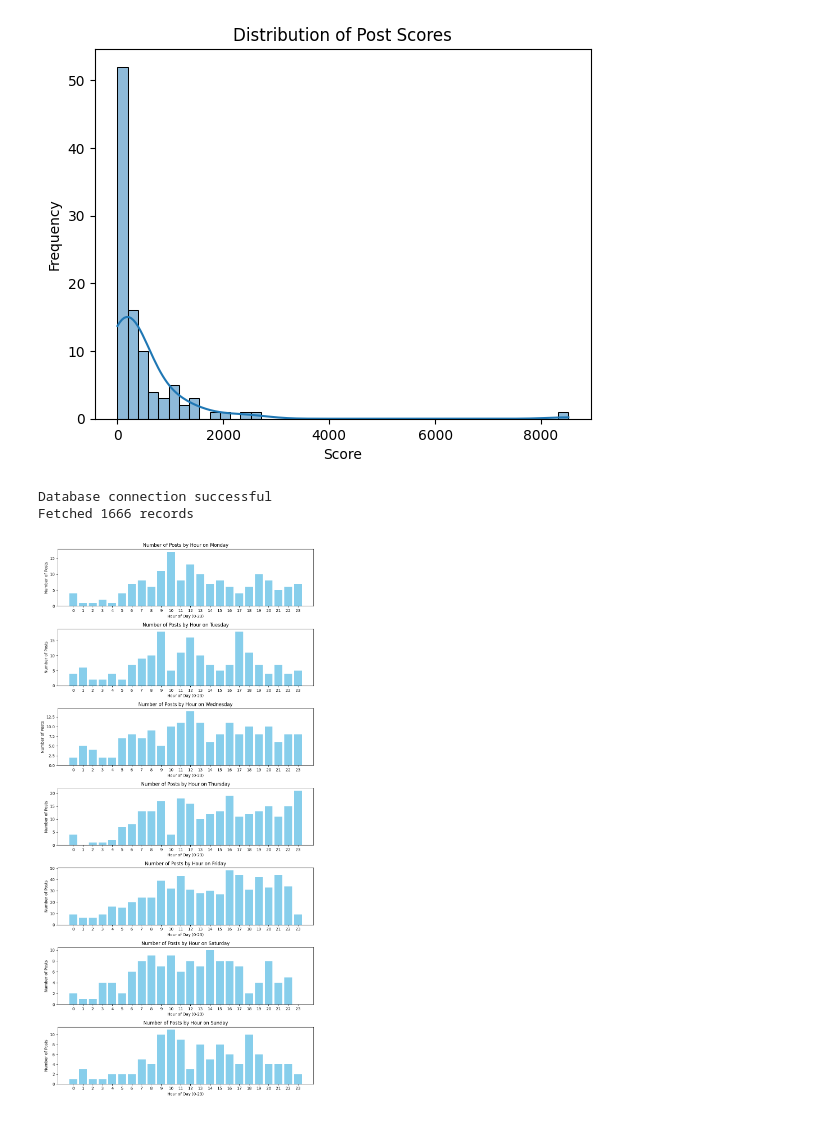
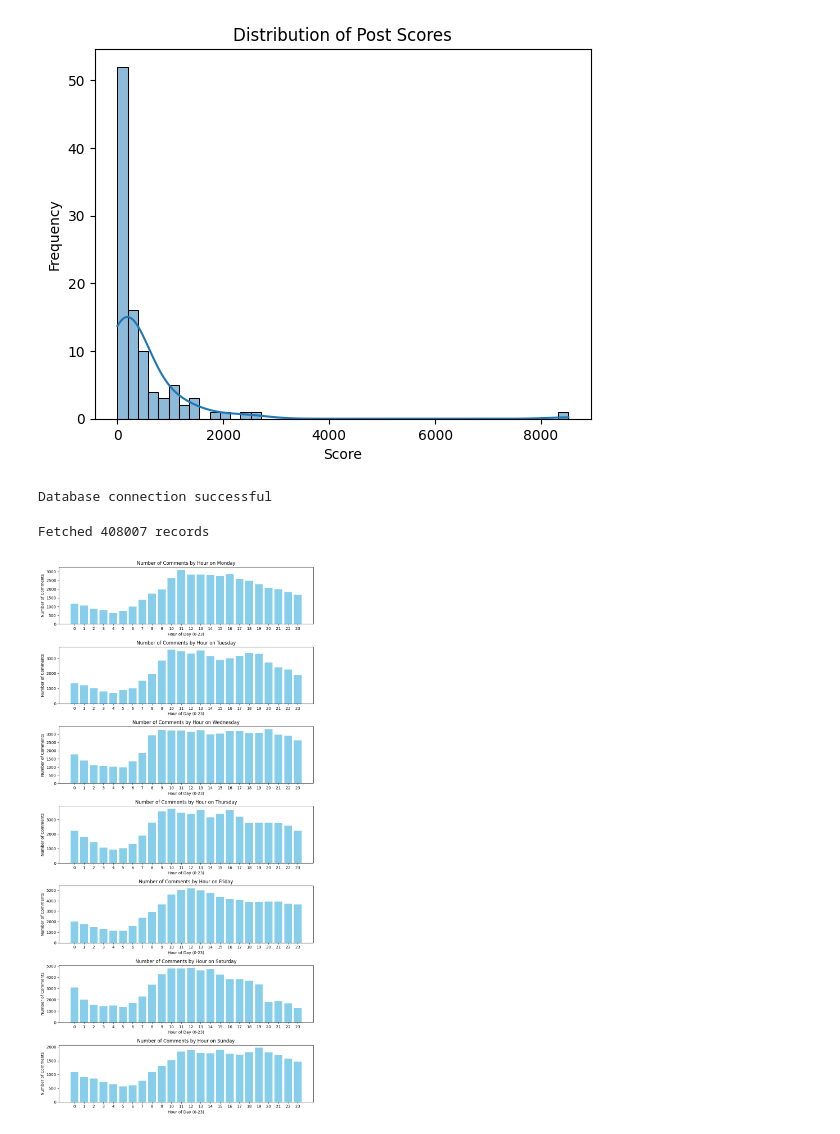
Before and after one commit to griffinmcknight/reddit-nlp-analysis, a Jupyter notebook: notebooks/1_exploratory_analysis.ipynb, the cells around one changed output. Drawn from its saved outputs; the diff is of its cells as text; code cells hidden in the pictures.

```diff
--- a/notebooks/1_exploratory_analysis.ipynb
+++ b/notebooks/1_exploratory_analysis.ipynb
@@ -9,27 +9,7 @@
 import psycopg2
 import pandas as pd
 import db_config
-
-def connect_db():
-    try:
-        conn = psycopg2.connect(**db_config.db_params)
-        print("Database connection successful")
-        return conn
-    except Exception as e:
-        print("Database connection failed:", e)
-
-def fetch_data(query):
-    conn = connect_db()
-    try:
-        # Read query result into a DataFrame
-        df = pd.read_sql_query(query, conn)
-        print(f"Fetched {len(df)} records")
-    except Exception as e:
-        print("Failed to fetch data:", e)
-        df = pd.DataFrame()  # Return an empty DataFrame on failure
-    finally:
-        conn.close()  # Ensure connection is closed after the query
-    return df
+from db_tools import fetch_data, connect_db
 # %%
 # Sample query to fetch data
 query = "SELECT * FROM posts LIMIT 100;"
@@ -97,42 +77,42 @@ import pandas as pd
 import matplotlib.pyplot as plt
 
 # Query to fetch posts data
-query = "SELECT created_utc FROM posts;"
+query = "SELECT created_utc FROM comments;"
 posts_df = fetch_data(query)  # Assuming fetch_data function retrieves query results as DataFrame
 
 # Convert `created_utc` to datetime and extract day of week and hour
 posts_df['created_utc'] = pd.to_datetime(posts_df['created_utc'])
 posts_df['day_of_week'] = posts_df['created_utc'].dt.day_name()  # Get day name (e.g., Monday)
 posts_df['hour'] = posts_df['created_utc'].dt.hour
 
 # Group by day of week and hour, then count posts
 grouped_data = posts_df.groupby(['day_of_week', 'hour']).size().unstack(fill_value=0)
 
 # Define the order of days for consistent plotting
 days_order = ["Monday", "Tuesday", "Wednesday", "Thursday", "Friday", "Saturday", "Sunday"]
 
 # Set up the figure and axes for 7 subplots (one for each day of the week)
 fig, axes = plt.subplots(nrows=7, ncols=1, figsize=(10, 20))
 
 # Plot each day's hourly post count
 for i, day in enumerate(days_order):
     ax = axes[i]
     hourly_counts = grouped_data.loc[day]
     ax.bar(hourly_counts.index, hourly_counts.values, color='skyblue')
-    ax.set_title(f"Number of Posts by Hour on {day}")
-    ax.set_ylabel("Number of Posts")
+    ax.set_title(f"Number of Comments by Hour on {day}")
+    ax.set_ylabel("Number of Comments")
     ax.set_xlabel("Hour of Day (0-23)")
 
     # Set x-ticks and labels explicitly for each subplot
     ax.set_xticks(range(24))
     ax.set_xticklabels([str(hour) for hour in range(24)], rotation=0)
 
 plt.tight_layout()
 plt.show()
 # %% [output]
 Database connection successful
-Fetched 1666 records
+Fetched 408007 records
-[figure, old version]
+[figure, new version]
 # %%
 import pandas as pd
 import matplotlib.pyplot as plt
```
Also changed, not shown: parts of 1 cell of this notebook, 8 other files.
